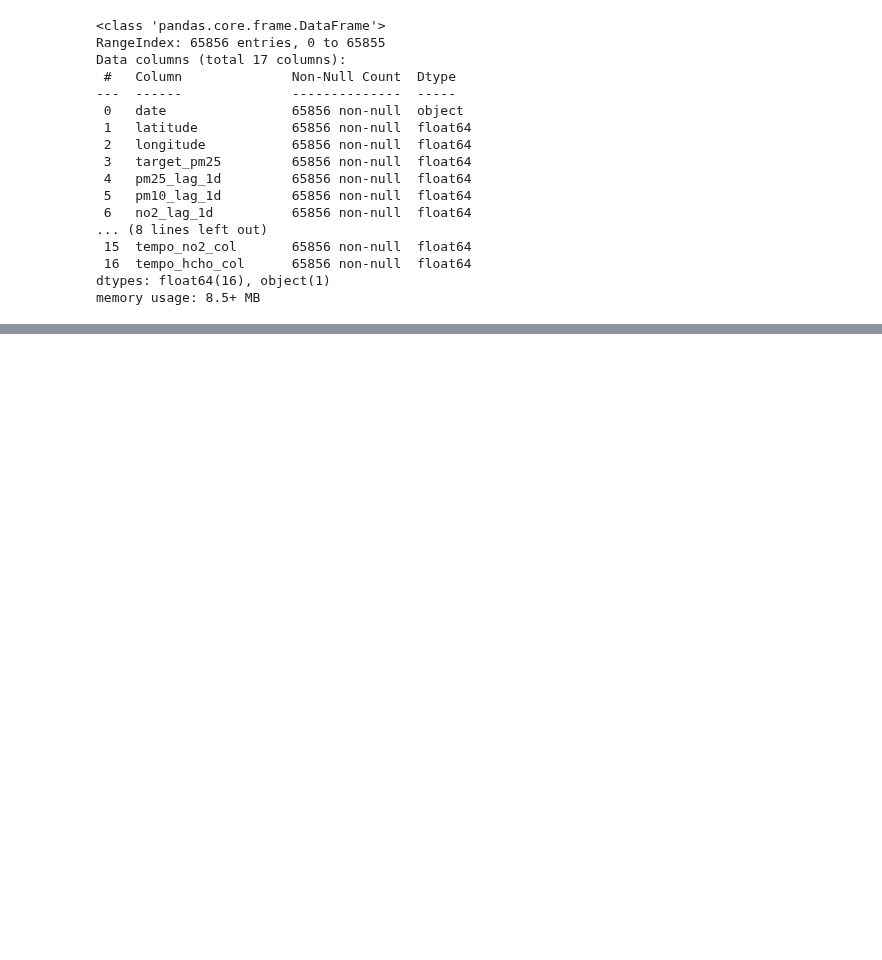
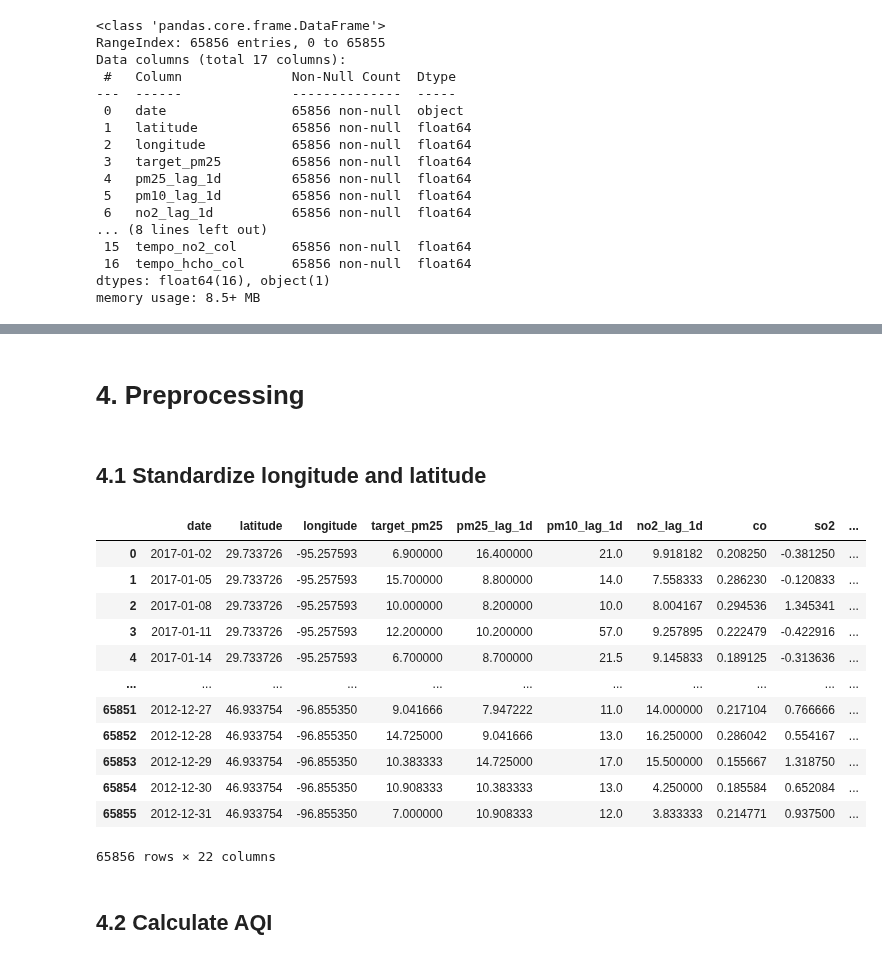
Before and after one commit to DanielNguyen-05/AirForce, a Jupyter notebook: ai/lstm_v1.ipynb, the cells around one changed output, grey strips where cells are left out. Drawn from its saved outputs; the diff is of its cells as text; code cells hidden in the pictures; blank space fills up the shorter version.

```diff
--- a/ai/lstm_v1.ipynb
+++ b/ai/lstm_v1.ipynb
@@ -67,5 +115,7 @@ Mounted at /content/drive
 # %%
-import pandas as pd
-pd.set_option('display.max_columns', None)
-df = pd.read_csv('/content/drive/MyDrive/data.csv')
+pd.set_option('display.max_columns', None) # Setup to show full columns in DataFrame
+
+# df = pd.read_csv('/content/drive/MyDrive/data.csv')
+df = pd.read_csv('2010_2025_dataset.csv') # For local environment
+
 df.drop(columns=['day_of_week', 'day_of_year'],  inplace=True)
@@ -266,0 +182,4 @@ def create_sequences(data, target_col, lookback):
+# %% [markdown]
+# **4. Preprocessing**
+# %% [markdown]
+## **4.1 Standardize longitude and latitude**
@@ -266,0 +196,18 @@ def create_sequences(data, target_col, lookback):
+# %%
+df
+# %% [output]
+|  | date | latitude | longitude | target_pm25 | pm25_lag_1d | pm10_lag_1d | no2_lag_1d | co | so2 | ... |
+| 0 | 2017-01-02 | 29.733726 | -95.257593 | 6.900000 | 16.400000 | 21.0 | 9.918182 | 0.208250 | -0.381250 | ... |
+| 1 | 2017-01-05 | 29.733726 | -95.257593 | 15.700000 | 8.800000 | 14.0 | 7.558333 | 0.286230 | -0.120833 | ... |
+| 2 | 2017-01-08 | 29.733726 | -95.257593 | 10.000000 | 8.200000 | 10.0 | 8.004167 | 0.294536 | 1.345341 | ... |
+| 3 | 2017-01-11 | 29.733726 | -95.257593 | 12.200000 | 10.200000 | 57.0 | 9.257895 | 0.222479 | -0.422916 | ... |
+| 4 | 2017-01-14 | 29.733726 | -95.257593 | 6.700000 | 8.700000 | 21.5 | 9.145833 | 0.189125 | -0.313636 | ... |
+| ... | ... | ... | ... | ... | ... | ... | ... | ... | ... | ... |
+| 65851 | 2012-12-27 | 46.933754 | -96.855350 | 9.041666 | 7.947222 | 11.0 | 14.000000 | 0.217104 | 0.766666 | ... |
+| 65852 | 2012-12-28 | 46.933754 | -96.855350 | 14.725000 | 9.041666 | 13.0 | 16.250000 | 0.286042 | 0.554167 | ... |
+| 65853 | 2012-12-29 | 46.933754 | -96.855350 | 10.383333 | 14.725000 | 17.0 | 15.500000 | 0.155667 | 1.318750 | ... |
+| 65854 | 2012-12-30 | 46.933754 | -96.855350 | 10.908333 | 10.383333 | 13.0 | 4.250000 | 0.185584 | 0.652084 | ... |
+| 65855 | 2012-12-31 | 46.933754 | -96.855350 | 7.000000 | 10.908333 | 12.0 | 3.833333 | 0.214771 | 0.937500 | ... |
+65856 rows × 22 columns
+# %% [markdown]
+## **4.2 Calculate AQI**
```
Also changed, not shown: parts of 72 cells of this notebook, 51 other files.
